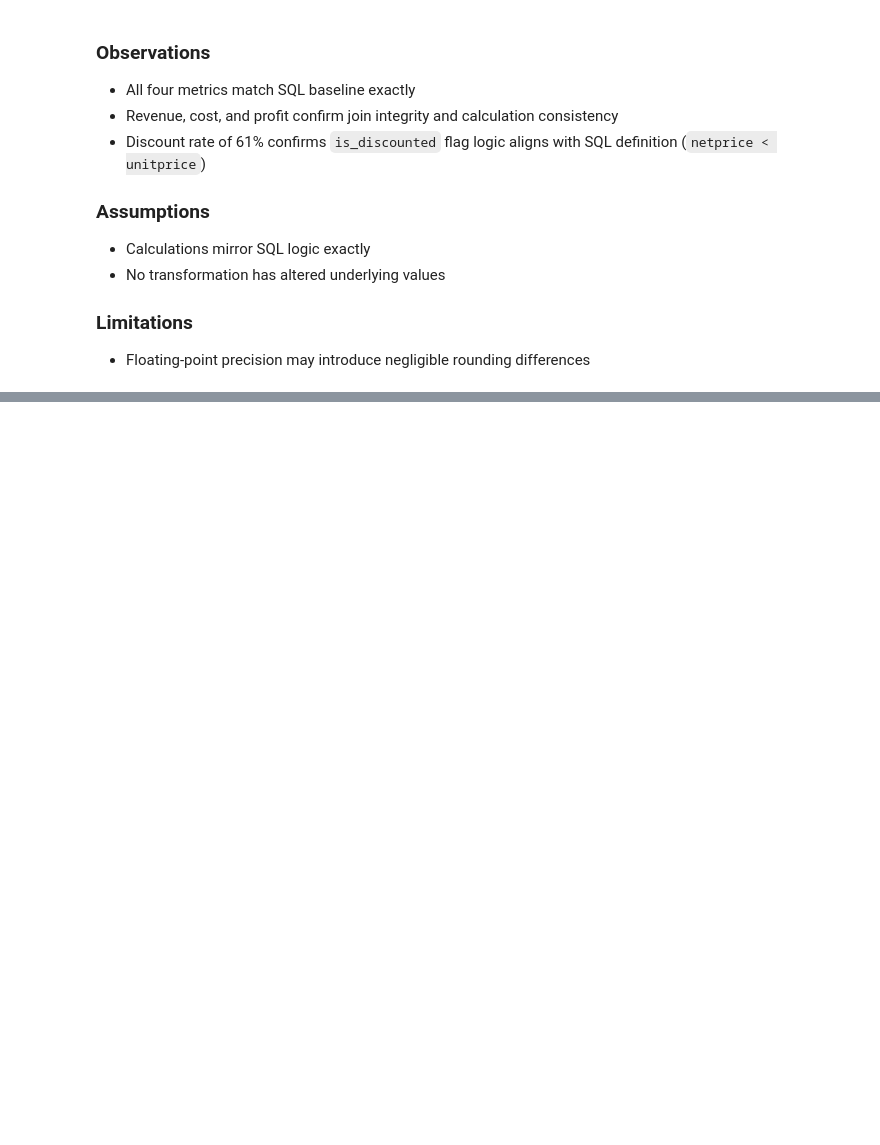
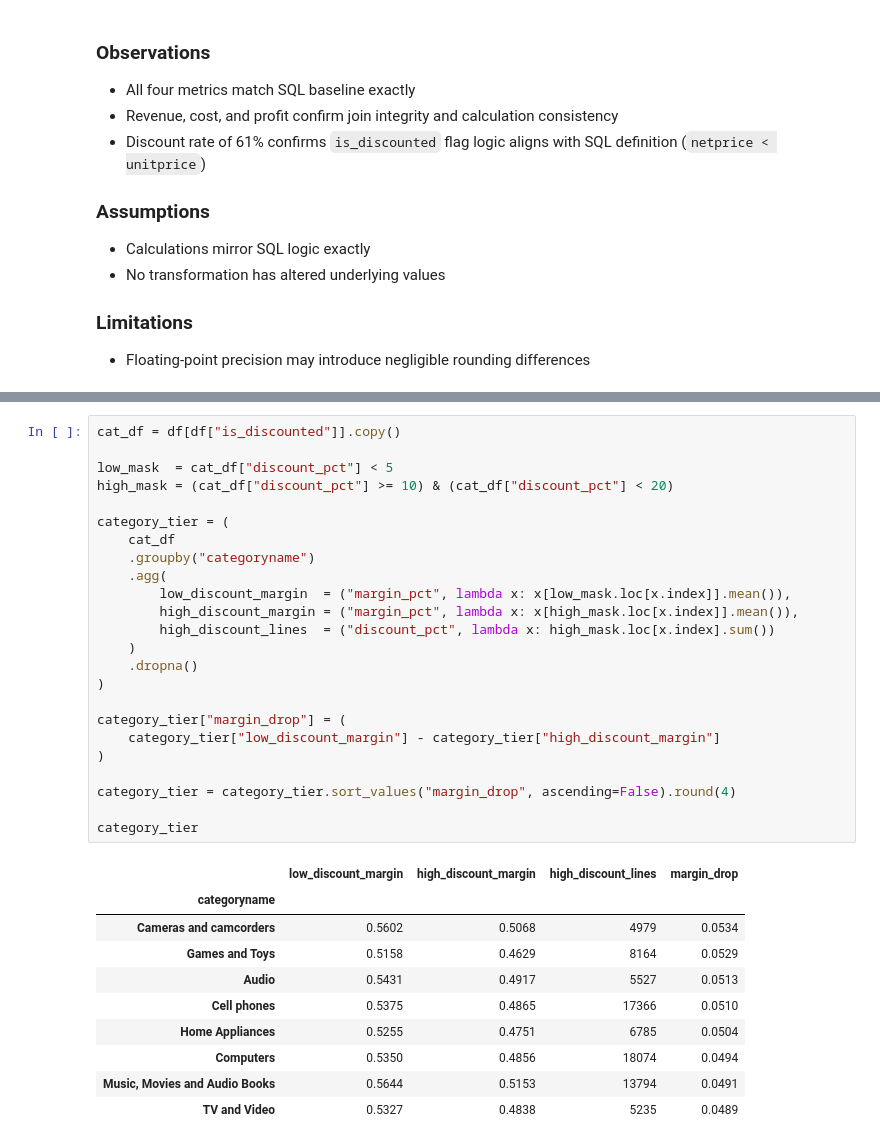
Before and after one commit to zeeshan-akram-ds/retail-discount-profitability-audit, a Jupyter notebook: python/01_data_preparation_and_validation.ipynb, the cells around one changed output, grey strips where cells are left out. Drawn from its saved outputs; the diff is of its cells as text; blank space fills up the shorter version.

```diff
--- a/python/01_data_preparation_and_validation.ipynb
+++ b/python/01_data_preparation_and_validation.ipynb
@@ -319,0 +451,35 @@ Discount %: 61.13
+# %%
+cat_df = df[df["is_discounted"]].copy()
+
+low_mask  = cat_df["discount_pct"] < 5
+high_mask = (cat_df["discount_pct"] >= 10) & (cat_df["discount_pct"] < 20)
+
+category_tier = (
+    cat_df
+    .groupby("categoryname")
+    .agg(
+        low_discount_margin  = ("margin_pct", lambda x: x[low_mask.loc[x.index]].mean()),
+        high_discount_margin = ("margin_pct", lambda x: x[high_mask.loc[x.index]].mean()),
+        high_discount_lines  = ("discount_pct", lambda x: high_mask.loc[x.index].sum())
+    )
+    .dropna()
+)
+
+category_tier["margin_drop"] = (
+    category_tier["low_discount_margin"] - category_tier["high_discount_margin"]
+)
+
+category_tier = category_tier.sort_values("margin_drop", ascending=False).round(4)
+
+category_tier
+# %% [output]
+|  | low_discount_margin | high_discount_margin | high_discount_lines | margin_drop |
+| categoryname |  |  |  |  |
+| Cameras and camcorders | 0.5602 | 0.5068 | 4979 | 0.0534 |
+| Games and Toys | 0.5158 | 0.4629 | 8164 | 0.0529 |
+| Audio | 0.5431 | 0.4917 | 5527 | 0.0513 |
+| Cell phones | 0.5375 | 0.4865 | 17366 | 0.0510 |
+| Home Appliances | 0.5255 | 0.4751 | 6785 | 0.0504 |
+| Computers | 0.5350 | 0.4856 | 18074 | 0.0494 |
+| Music, Movies and Audio Books | 0.5644 | 0.5153 | 13794 | 0.0491 |
+| TV and Video | 0.5327 | 0.4838 | 5235 | 0.0489 |
```
Also changed, not shown: parts of 15 cells of this notebook.
